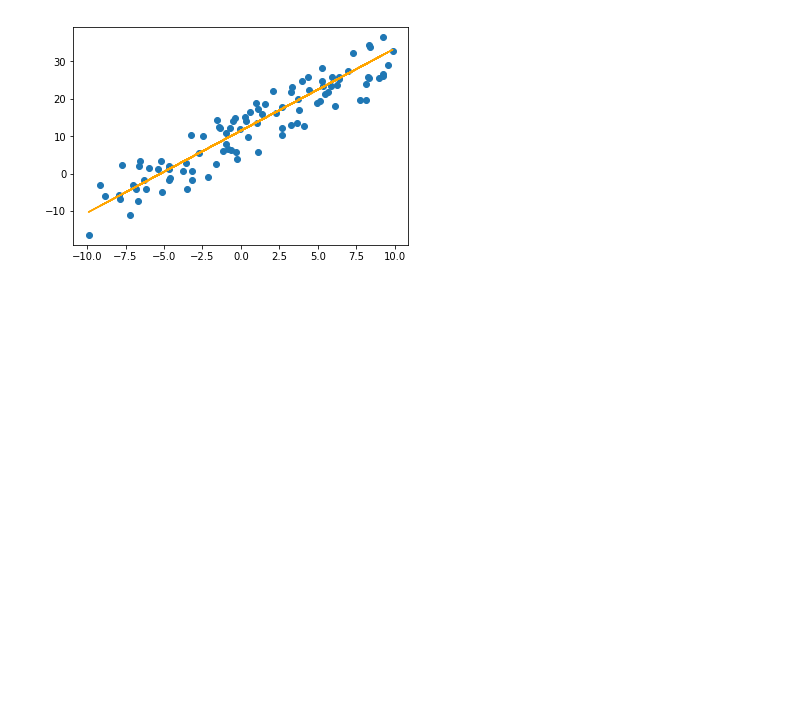
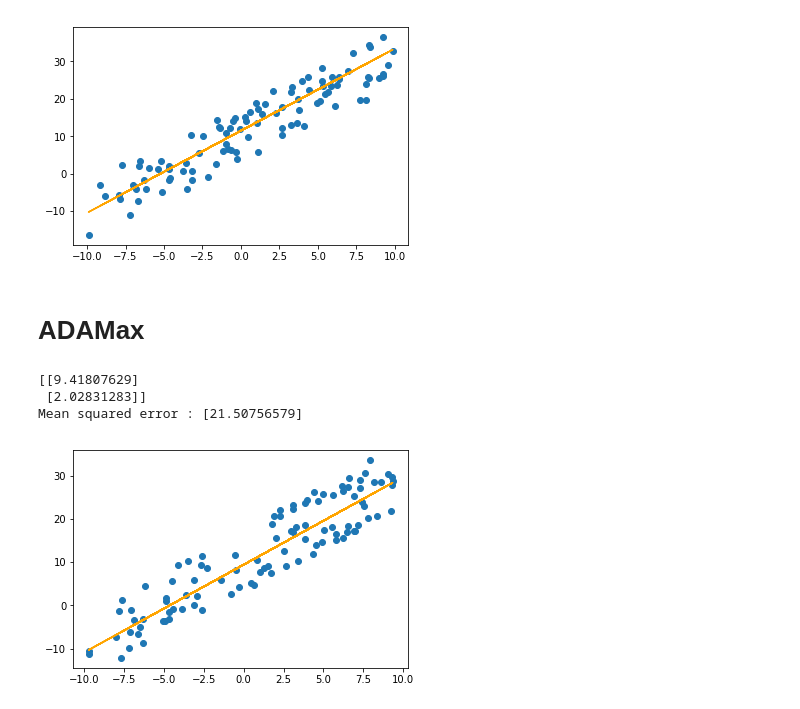
Before and after one commit to Vishu26/Optimization-Algorithms, a Jupyter notebook: FirstOrderOptimizations.ipynb, the cells around one changed output. Drawn from its saved outputs; the diff is of its cells as text; code cells hidden in the pictures; blank space fills up the shorter version.

```diff
--- a/FirstOrderOptimizations.ipynb
+++ b/FirstOrderOptimizations.ipynb
@@ -574,3 +574,51 @@ print('Mean squared error :', error)
  [ 2.1952011 ]]
 Mean squared error : [18.10820775]
 [figure]
+# %% [markdown]
+# ADAMax
+# %%
+n_epochs = 200
+batch_size = 50
+eta = 0.002
+rho1 = 0.9
+rho2 = 0.999
+r = 0
+s = 0
+t = 0
+
+theta = np.random.randn(2, 1)
+
+plt.scatter(X, y)
+
+for epoch in range(n_epochs):
+    for i in range(m):
+
+        # Sample Mini batch
+        shuffle_index = np.random.permutation(m)
+        xi = X_b[shuffle_index[:batch_size]]
+        yi = y[shuffle_index[:batch_size]]
+
+        # Compute Gradient
+        gradient = (2* xi.T.dot(xi.dot(theta) - yi))/(batch_size)
+
+        # Update time step
+        t = t+1
+
+        # Update biased first moment
+        s = rho1*s + (1-rho1)*gradient
+
+        # Update biased second moment
+        r = max(rho2*r, np.linalg.norm(gradient, 1))
+
+        # Update Weights
+        theta = theta - eta/(1-rho1**t)*np.divide(s, r)
+
+plt.plot(X, X_b.dot(theta), color='orange')
+print(theta)
+error = np.sum(((X_b.dot(theta) - y)**2), axis=0)/100
+print('Mean squared error :', error)
+# %% [output]
+[[9.41807629]
+ [2.02831283]]
+Mean squared error : [21.50756579]
+[figure, added]
```
Also changed, not shown: parts of 2 cells of this notebook.
